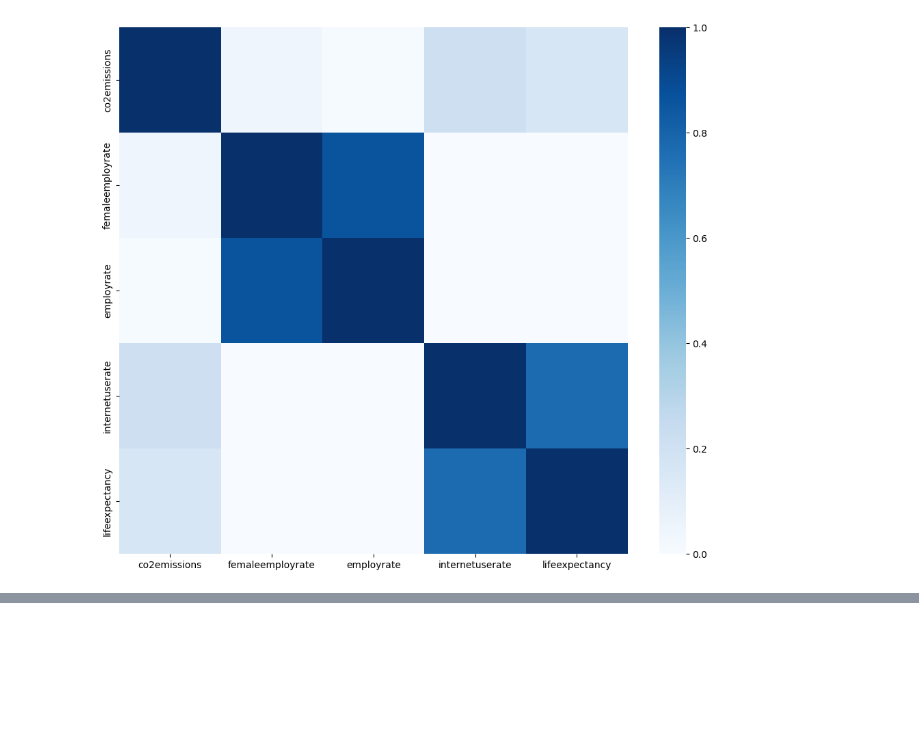
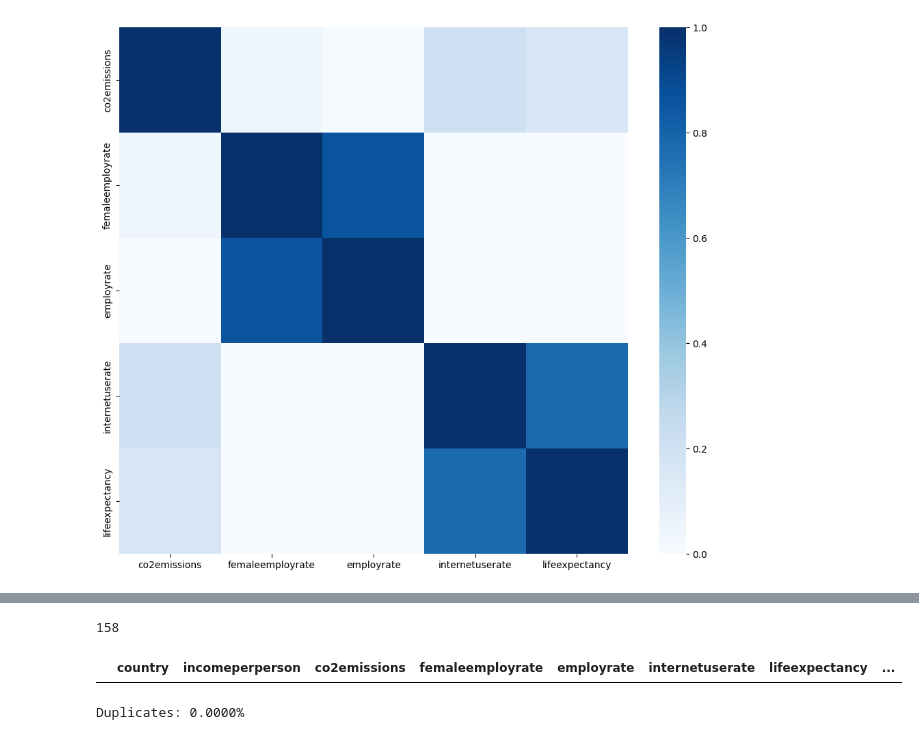
Before and after one commit to Jucavilav/CienciaD-taller2, a Jupyter notebook: Taller2.ipynb, the cells around one changed output, grey strips where cells are left out. Cells and saved outputs as stored; diff of their text form; code cells hidden in the pictures; blank space fills up the shorter version.

```diff
--- a/Taller2.ipynb
+++ b/Taller2.ipynb
@@ -245,0 +282,15 @@ sns.heatmap(df_seleccionado[features].corr(), cmap="Blues", vmin=0, vmax=1)
+# %%
+total_rows = df_seleccionado.shape[0]
+total_rows
+# %% [output]
+158
+# %%
+df_seleccionado.loc[df_seleccionado.duplicated(subset=features, keep=False)].head(3)
+# %% [output]
+|  | country | incomeperperson | co2emissions | femaleemployrate | employrate | internetuserate | lifeexpectancy | ... |
+# %%
+duplicated_rows = df_seleccionado.loc[df_seleccionado.duplicated(subset=features, keep=False)].shape[0]
+duplicated_rows
+print(f"Duplicates: {(duplicated_rows/total_rows)*100:.4f}%")
+# %% [output]
+Duplicates: 0.0000%
```
Also changed, not shown: parts of 6 cells of this notebook.
